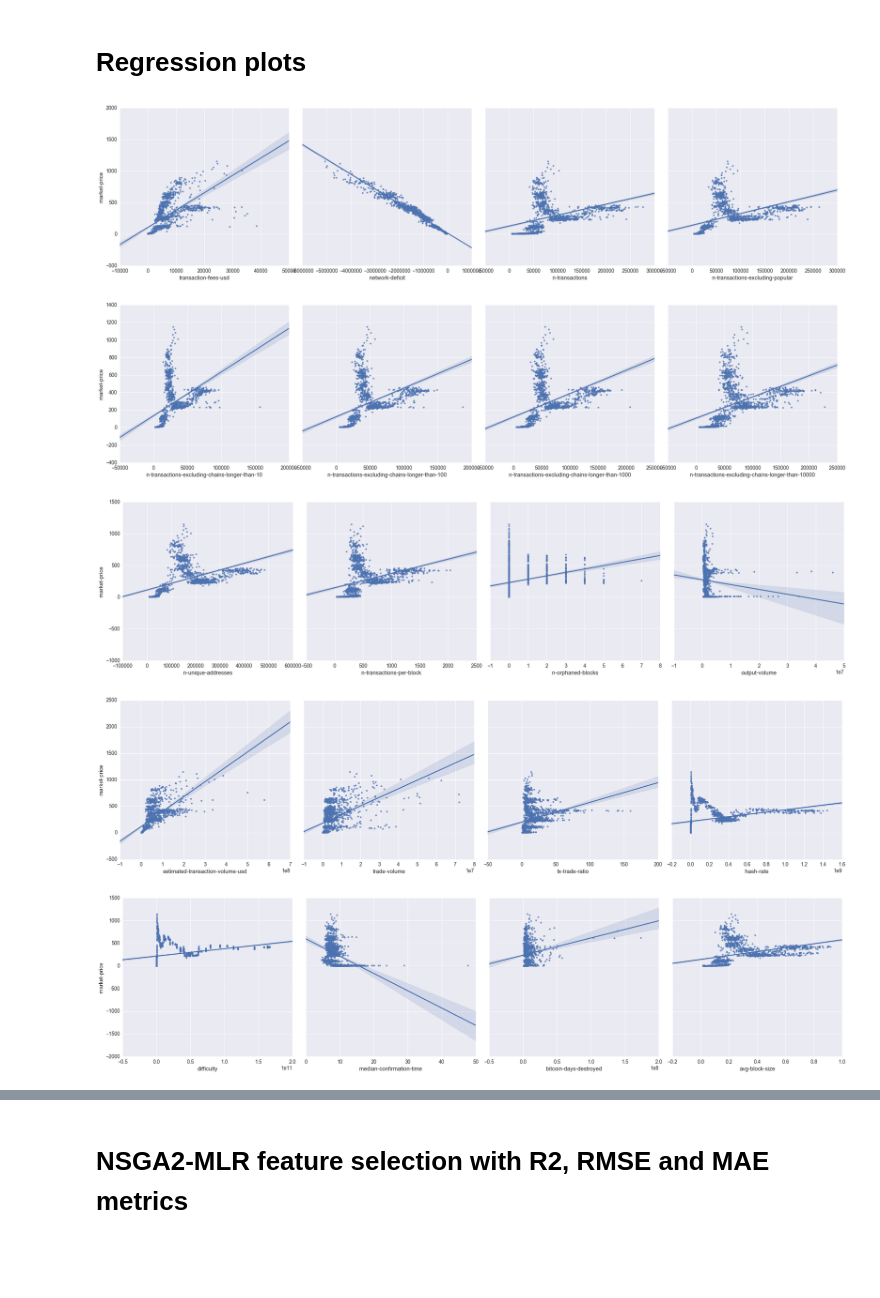
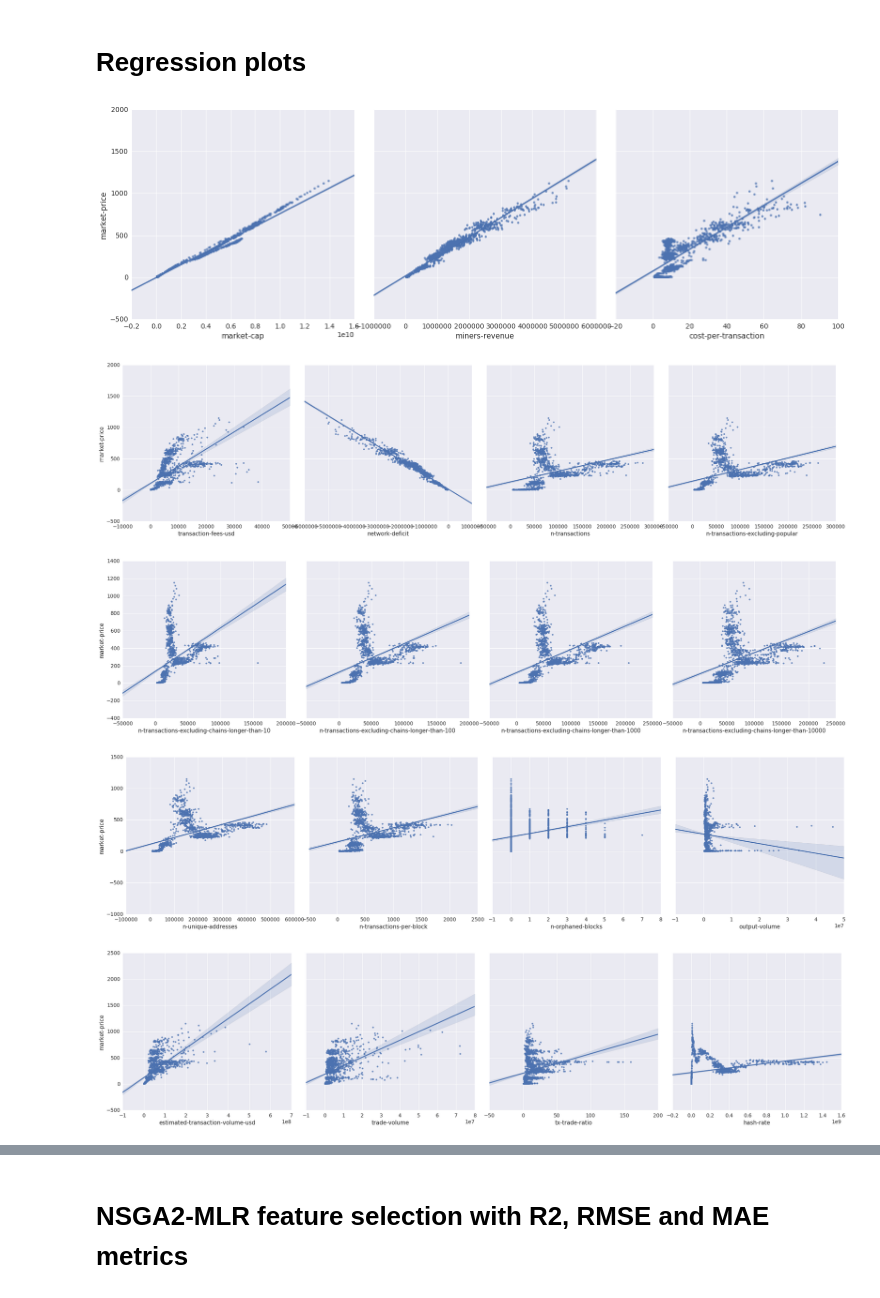
Before and after one commit to Lucsanszky/btc-price-prediction, a Jupyter notebook: data-analysis/historic-data/linear-regression.ipynb, the cells around one changed output, grey strips where cells are left out. Cells and saved outputs as stored; diff of their text form; code cells hidden in the pictures; blank space fills up the shorter version.

Commit message:
Rectified MLR mistake, collecting order book data and state from cryptoiq

```diff
--- a/data-analysis/historic-data/linear-regression.ipynb
+++ b/data-analysis/historic-data/linear-regression.ipynb
@@ -120,15 +121,16 @@ widgets.interact(prep_data, date_from = '1/4/2012', date_to = '4/13/2016')
 # %%
 data = pd.concat(FRAMES, axis = 1)
 sns.set_context("notebook", font_scale=1.35)
-sns.pairplot(data, x_vars = CHARTS[1:5], y_vars = CHARTS[0], size = 7, kind = 'reg')
-sns.pairplot(data, x_vars = CHARTS[5:9], y_vars = CHARTS[0], size = 7, kind = 'reg')
-sns.pairplot(data, x_vars = CHARTS[9:13], y_vars = CHARTS[0], size = 7, kind = 'reg')
-sns.pairplot(data, x_vars = CHARTS[13:17], y_vars = CHARTS[0], size = 7, kind = 'reg')
-sns.pairplot(data, x_vars = CHARTS[17:], y_vars = CHARTS[0], size = 7, kind = 'reg')
+sns.pairplot(data, x_vars = CHARTS[1:4], y_vars = CHARTS[0], size = 7, kind = 'reg')
+sns.pairplot(data, x_vars = CHARTS[4:8], y_vars = CHARTS[0], size = 7, kind = 'reg')
+sns.pairplot(data, x_vars = CHARTS[8:12], y_vars = CHARTS[0], size = 7, kind = 'reg')
+sns.pairplot(data, x_vars = CHARTS[12:16], y_vars = CHARTS[0], size = 7, kind = 'reg')
+sns.pairplot(data, x_vars = CHARTS[16:20], y_vars = CHARTS[0], size = 7, kind = 'reg')
+sns.pairplot(data, x_vars = CHARTS[20:], y_vars = CHARTS[0], size = 7, kind = 'reg')
 sns.set()
 # %% [output]
-[figure, old version]
+[figure, new version]
-[figure, old version]
+[figure, new version]
-[figure, old version]
+[figure, new version]
-[figure, old version]
+[figure, new version]
-[figure, old version]
+[figure, new version]
```
Also changed, not shown: parts of 7 cells of this notebook, 4 other files.
